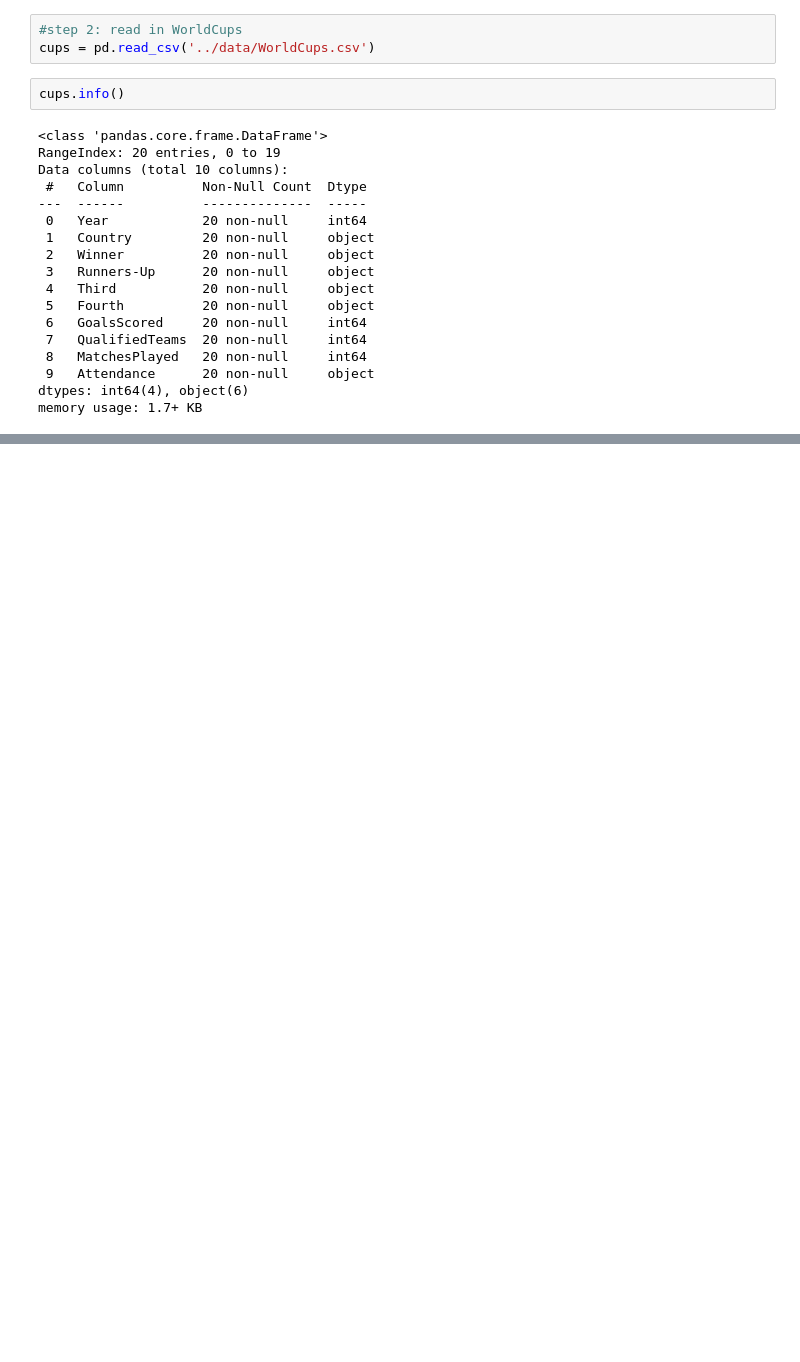
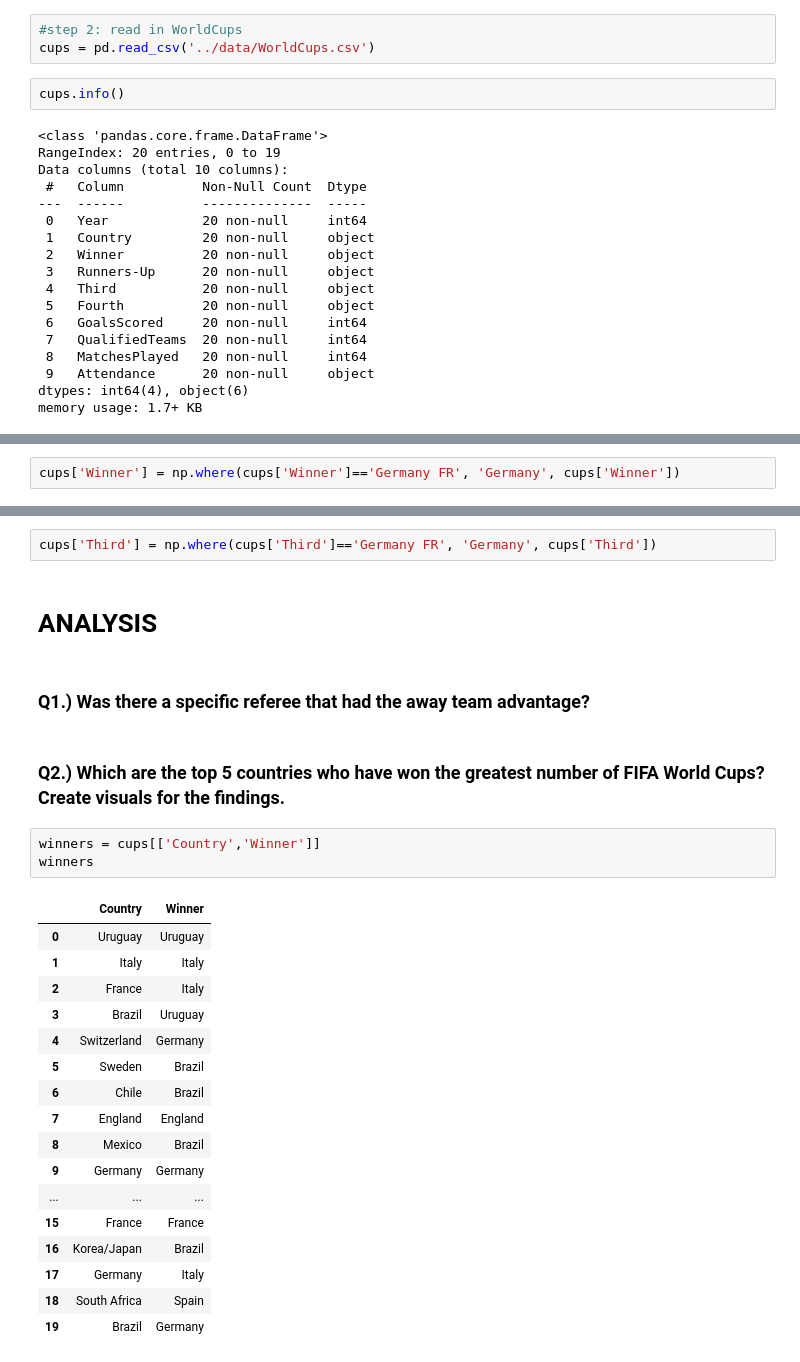
Before and after one commit to katieclayy/World-Cup-Matches-Analysis, a Jupyter notebook: notebook/WorldCupAnalysis.ipynb, the cells around one changed output, grey strips where cells are left out. Saved outputs shown, nothing was run; the diff lists cells and outputs as text; blank space fills up the shorter version.

```diff
--- a/notebook/WorldCupAnalysis.ipynb
+++ b/notebook/WorldCupAnalysis.ipynb
@@ -101,0 +171,2 @@ cups.head()
+# %%
+cups['Winner'] = np.where(cups['Winner']=='Germany FR', 'Germany', cups['Winner'])
@@ -101,0 +186,29 @@ cups.head()
+# %%
+cups['Third'] = np.where(cups['Third']=='Germany FR', 'Germany', cups['Third'])
+# %% [markdown]
+# ANALYSIS
+# %% [markdown]
+### Q1.) Was there a specific referee that had the away team advantage?
+# %% [markdown]
+### Q2.) Which are the top 5 countries who have won the greatest number of FIFA World Cups? Create visuals for the findings.
+# %%
+winners = cups[['Country','Winner']]
+winners
+# %% [output]
+|  | Country | Winner |
+| 0 | Uruguay | Uruguay |
+| 1 | Italy | Italy |
+| 2 | France | Italy |
+| 3 | Brazil | Uruguay |
+| 4 | Switzerland | Germany |
+| 5 | Sweden | Brazil |
+| 6 | Chile | Brazil |
+| 7 | England | England |
+| 8 | Mexico | Brazil |
+| 9 | Germany | Germany |
+| ... | ... | ... |
+| 15 | France | France |
+| 16 | Korea/Japan | Brazil |
+| 17 | Germany | Italy |
+| 18 | South Africa | Spain |
+| 19 | Brazil | Germany |
```
Also changed, not shown: parts of 22 cells of this notebook.
